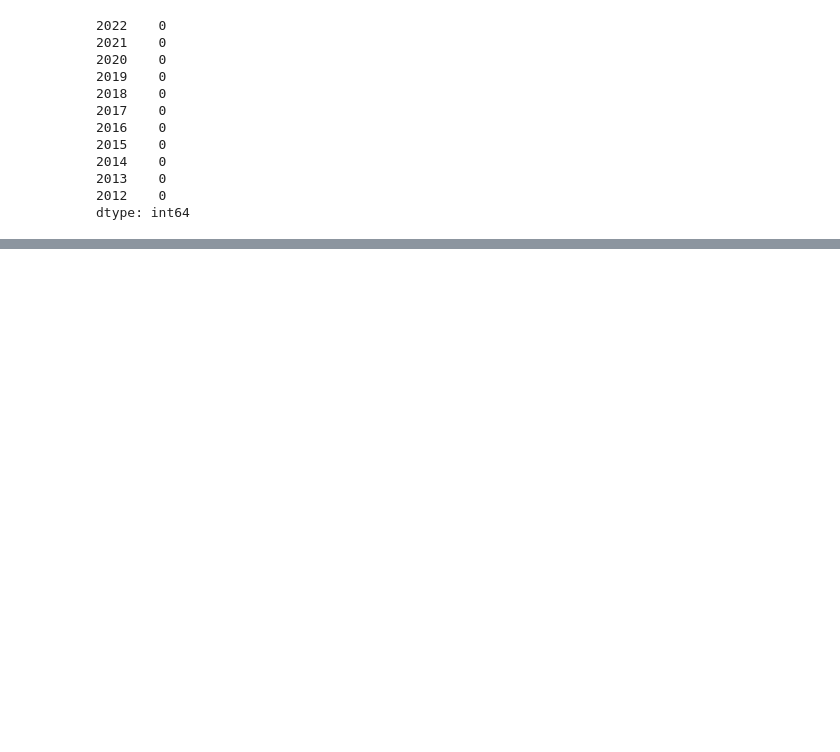
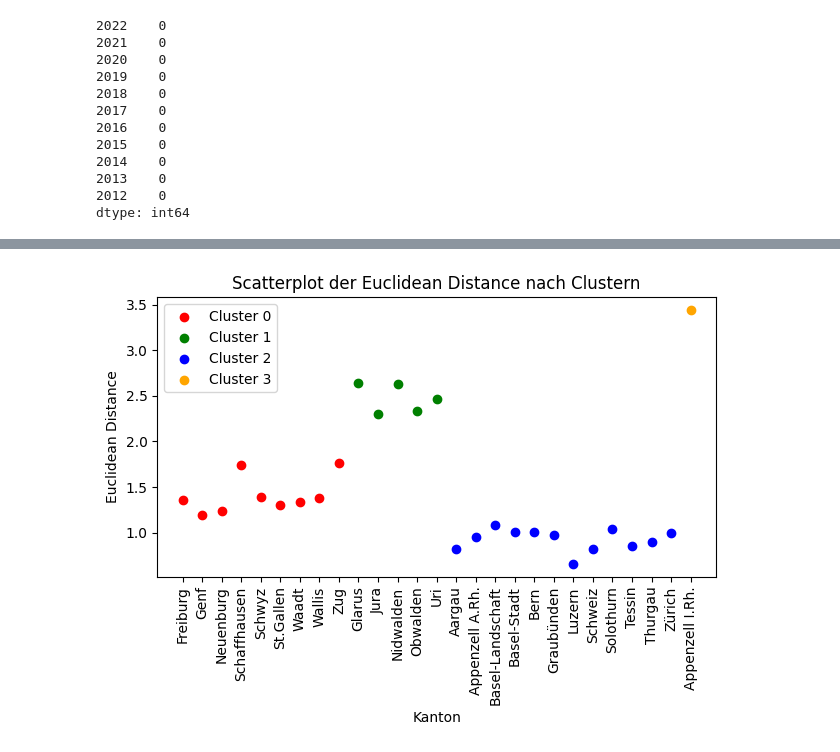
Before and after one commit to GRUPPE-BINA24/Datenspeicher, a Jupyter notebook: Versuch_Clustering.ipynb, the cells around one changed output, grey strips where cells are left out. Cells and saved outputs as stored; diff of their text form; code cells hidden in the pictures; blank space fills up the shorter version.

Commit message:
Test Clustering & Time Series

```diff
--- a/Versuch_Clustering.ipynb
+++ b/Versuch_Clustering.ipynb
@@ -151,0 +248,20 @@ plt.show()
+# %%
+from sklearn.cluster import KMeans
+
+# Annahme: df ist dein DataFrame mit der Spalte 'Euclidean_Distance'
+
+# Extrahiere die Euclidean_Distance-Werte als Features für das Clustering
+X = df[['Euclidean_Distance']]
+
+# Definiere die Anzahl der Cluster (hier 4)
+num_clusters = 4
+
+# Definiere und trainiere den k-means-Algorithmus
+kmeans = KMeans(n_clusters=num_clusters, random_state=42)
+kmeans.fit(X)
+
+# Füge die zugehörigen Cluster-Zuordnungen zum DataFrame hinzu
+df['Cluster'] = kmeans.labels_
+
+# Ausgabe der geclusterten Daten
+print(df)
@@ -151,0 +286,28 @@ plt.show()
+# %%
+import matplotlib.pyplot as plt
+
+# Annahme: df ist dein DataFrame mit den Spalten 'Euclidean_Distance' und 'Cluster'
+
+# Erstelle eine Liste von Farben für die Scatterplots
+colors = ['red', 'green', 'blue', 'orange', 'yellow']
+
+# Erstelle einen Scatterplot für jede Gruppe
+for cluster_label, color in zip(range(num_clusters), colors):
+    # Filtere den DataFrame nach dem aktuellen Cluster
+    cluster_df = df[df['Cluster'] == cluster_label]
+
+    # Erstelle den Scatterplot für die Werte des aktuellen Clusters
+    plt.scatter(cluster_df.index, cluster_df['Euclidean_Distance'], color=color, label=f'Cluster {cluster_label}')
+
+# Plot-Einstellungen
+plt.xlabel('Kanton')
+plt.ylabel('Euclidean Distance')
+plt.title('Scatterplot der Euclidean Distance nach Clustern')
+plt.legend()
+plt.xticks(rotation=90)  # Rotiere die Kanton-Namen für bessere Lesbarkeit
+plt.tight_layout()
+
+# Zeige den Plot an
+plt.show()
+# %% [output]
+[figure, added]
```
Also changed, not shown: parts of 13 cells of this notebook.
